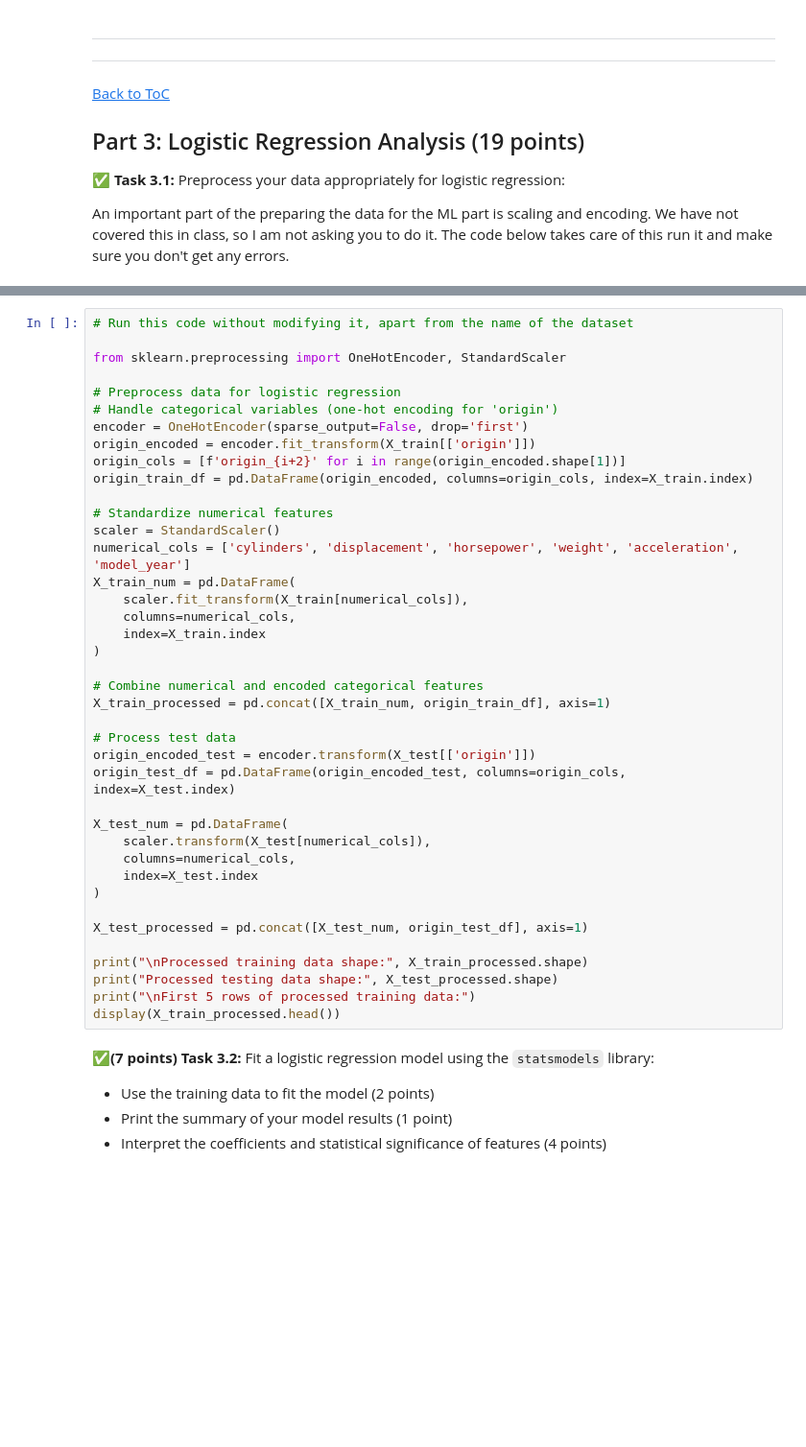
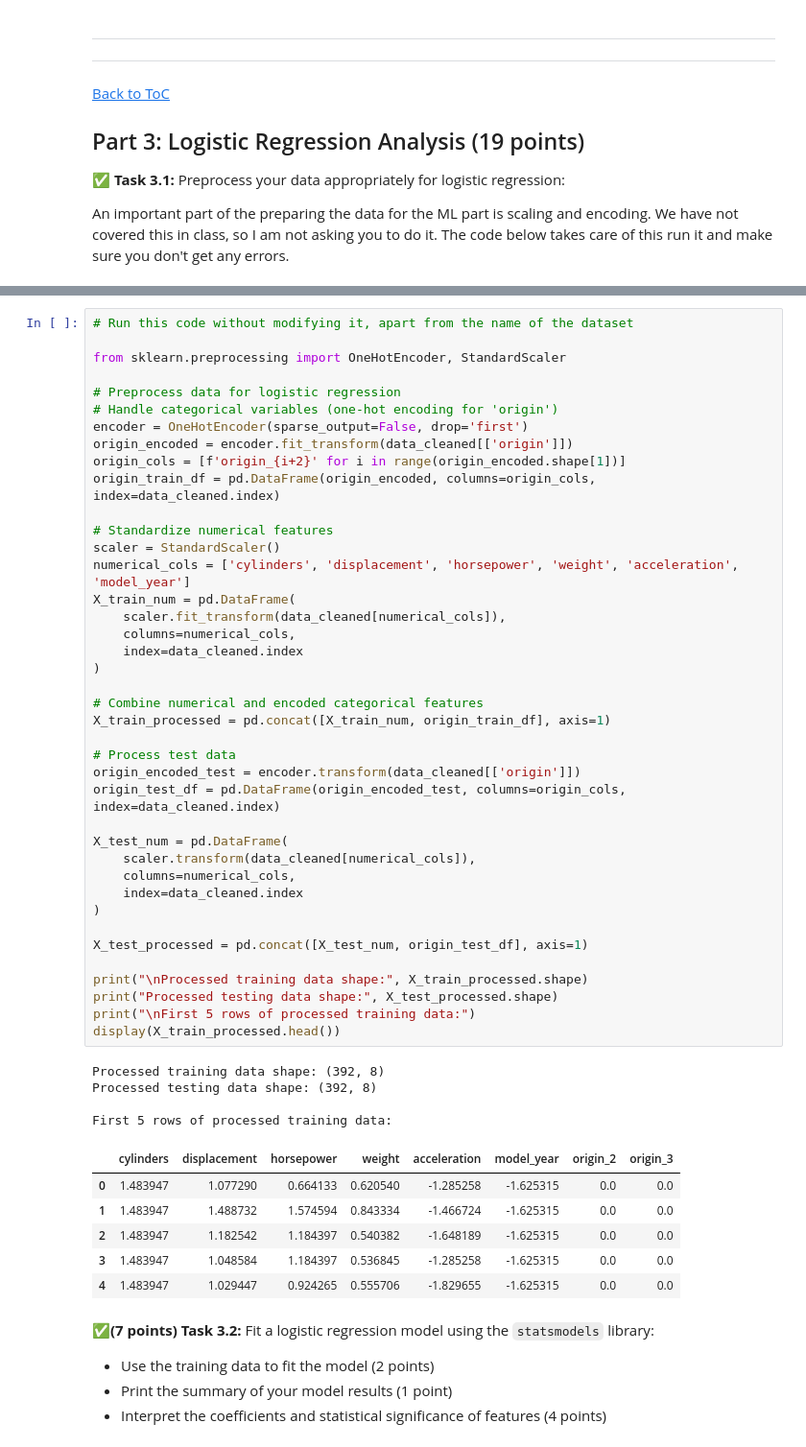
Before and after one commit to TumsAddict/cmse202-s25-turnin, a Jupyter notebook: final/CMSE202_Final-STUDENT.ipynb, the cells around one changed output, grey strips where cells are left out. Shown at 96% size. Saved outputs shown, nothing was run; the diff lists cells and outputs as text; blank space fills up the shorter version.

```diff
--- a/final/CMSE202_Final-STUDENT.ipynb
+++ b/final/CMSE202_Final-STUDENT.ipynb
@@ -427,41 +444,52 @@ An important part of the preparing the data for the ML part is scaling and encod
 
 from sklearn.preprocessing import OneHotEncoder, StandardScaler
 
 # Preprocess data for logistic regression
 # Handle categorical variables (one-hot encoding for 'origin')
 encoder = OneHotEncoder(sparse_output=False, drop='first')
-origin_encoded = encoder.fit_transform(X_train[['origin']])
+origin_encoded = encoder.fit_transform(data_cleaned[['origin']])
 origin_cols = [f'origin_{i+2}' for i in range(origin_encoded.shape[1])]
-origin_train_df = pd.DataFrame(origin_encoded, columns=origin_cols, index=X_train.index)
+origin_train_df = pd.DataFrame(origin_encoded, columns=origin_cols, index=data_cleaned.index)
 
 # Standardize numerical features
 scaler = StandardScaler()
 numerical_cols = ['cylinders', 'displacement', 'horsepower', 'weight', 'acceleration', 'model_year']
 X_train_num = pd.DataFrame(
-    scaler.fit_transform(X_train[numerical_cols]),
+    scaler.fit_transform(data_cleaned[numerical_cols]),
     columns=numerical_cols,
-    index=X_train.index
+    index=data_cleaned.index
 )
 
 # Combine numerical and encoded categorical features
 X_train_processed = pd.concat([X_train_num, origin_train_df], axis=1)
 
 # Process test data
-origin_encoded_test = encoder.transform(X_test[['origin']])
-origin_test_df = pd.DataFrame(origin_encoded_test, columns=origin_cols, index=X_test.index)
+origin_encoded_test = encoder.transform(data_cleaned[['origin']])
+origin_test_df = pd.DataFrame(origin_encoded_test, columns=origin_cols, index=data_cleaned.index)
 
 X_test_num = pd.DataFrame(
-    scaler.transform(X_test[numerical_cols]),
+    scaler.transform(data_cleaned[numerical_cols]),
     columns=numerical_cols,
-    index=X_test.index
+    index=data_cleaned.index
 )
 
 X_test_processed = pd.concat([X_test_num, origin_test_df], axis=1)
 
 print("\nProcessed training data shape:", X_train_processed.shape)
 print("Processed testing data shape:", X_test_processed.shape)
 print("\nFirst 5 rows of processed training data:")
 display(X_train_processed.head())
+# %% [output]
+Processed training data shape: (392, 8)
+Processed testing data shape: (392, 8)
+
+First 5 rows of processed training data:
+|  | cylinders | displacement | horsepower | weight | acceleration | model_year | origin_2 | origin_3 |
+| 0 | 1.483947 | 1.077290 | 0.664133 | 0.620540 | -1.285258 | -1.625315 | 0.0 | 0.0 |
+| 1 | 1.483947 | 1.488732 | 1.574594 | 0.843334 | -1.466724 | -1.625315 | 0.0 | 0.0 |
+| 2 | 1.483947 | 1.182542 | 1.184397 | 0.540382 | -1.648189 | -1.625315 | 0.0 | 0.0 |
+| 3 | 1.483947 | 1.048584 | 1.184397 | 0.536845 | -1.285258 | -1.625315 | 0.0 | 0.0 |
+| 4 | 1.483947 | 1.029447 | 0.924265 | 0.555706 | -1.829655 | -1.625315 | 0.0 | 0.0 |
 # %% [markdown]
 **&#9989;(7 points) Task 3.2:** Fit a logistic regression model using the `statsmodels` library:
 
```
Also changed, not shown: parts of 11 cells of this notebook.
